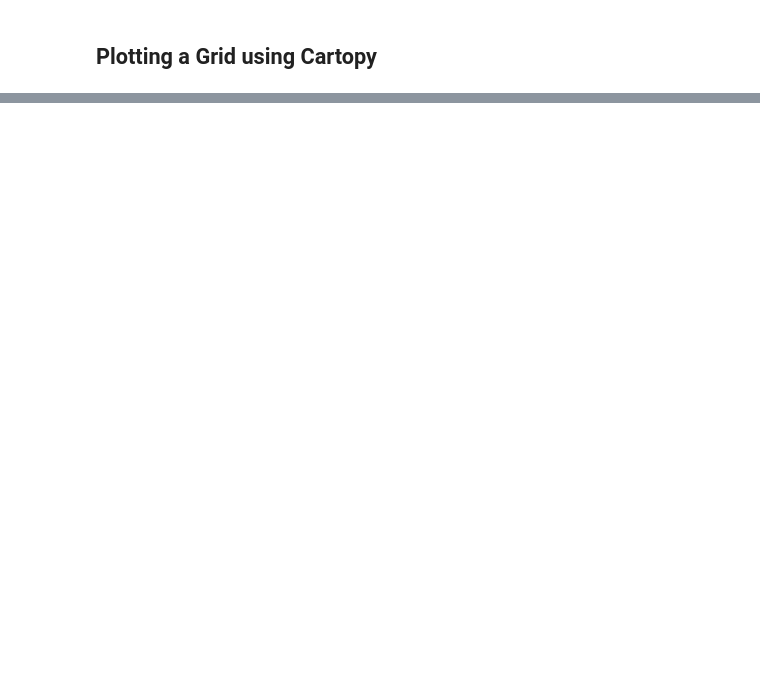
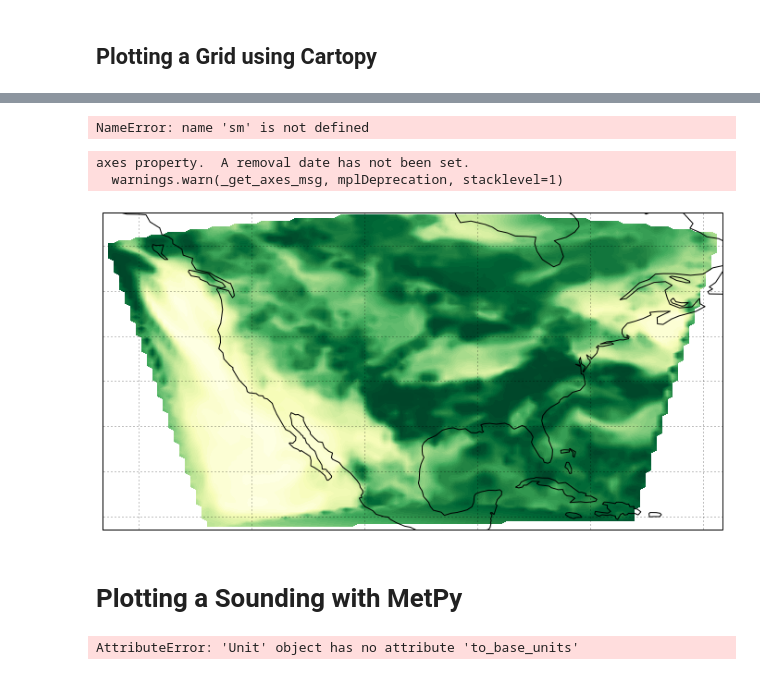
Before and after one commit to Unidata/python-awips, a Jupyter notebook: examples/Grid Display.ipynb, the cells around one changed output, grey strips where cells are left out. Drawn from its saved outputs; the diff is of its cells as text; code cells hidden in the pictures; blank space fills up the shorter version.

```diff
--- a/examples/Grid Display.ipynb
+++ b/examples/Grid Display.ipynb
@@ -176,0 +163,62 @@ ImportError: No module named netCDF4
+# %%
+import os
+import matplotlib.pyplot as plt
+import numpy as np
+import iris
+import cartopy.crs as ccrs
+from cartopy import config
+
+lon,lat = data.getLatLonCoords()
+plt.figure(figsize=(12, 12), dpi=100)
+ax = plt.axes(projection=ccrs.PlateCarree())
+cs = plt.contourf(rlons, rlats, rdata, 60, transform=ccrs.PlateCarree(), vmin=0, vmax=100, cmap='YlGn')
+ax.coastlines()
+ax.gridlines()
+
+# add colorbar
+cbar = plt.colorbar(sm,orientation='horizontal')
+cbar.set_label(data.getParameter() + data.getUnit() )
+plt.show()
+# %% [output]
+NameError: name 'sm' is not defined
+axes property.  A removal date has not been set.
+  warnings.warn(_get_axes_msg, mplDeprecation, stacklevel=1)
+[figure, added]
+# %% [markdown]
+# Plotting a Sounding with MetPy
+# %%
+import matplotlib.pyplot as plt
+import numpy as np
+
+from metpy.cbook import get_test_data
+from metpy.calc import get_wind_components
+from metpy.calc import tools
+from metpy.plots import SkewT
+
+# Change default to be better for skew-T
+plt.rcParams['figure.figsize'] = (9, 9)
+
+# Parse the data
+p, T, Td, direc, spd = np.loadtxt(get_test_data('sounding_data.txt'),
+        usecols=(0, 2, 3, 6, 7), skiprows=4, unpack=True)
+#u, v = get_wind_components(spd, np.deg2rad(direc))
+
+# Create a skewT using matplotlib's default figure size
+skew = SkewT()
+
+# Plot the data using normal plotting functions, in this case using
+# log scaling in Y, as dictated by the typical meteorological plot
+skew.plot(p, T, 'r')
+skew.plot(p, Td, 'g')
+skew.plot_barbs(p, u, v)
+
+# Add the relevant special lines
+skew.plot_dry_adiabats()
+skew.plot_moist_adiabats()
+skew.plot_mixing_lines()
+skew.ax.set_ylim(1000, 100)
+
+# Show the plot
+plt.show()
+# %% [output]
+AttributeError: 'Unit' object has no attribute 'to_base_units'
```
Also changed, not shown: parts of 6 cells of this notebook, 1 other file.
